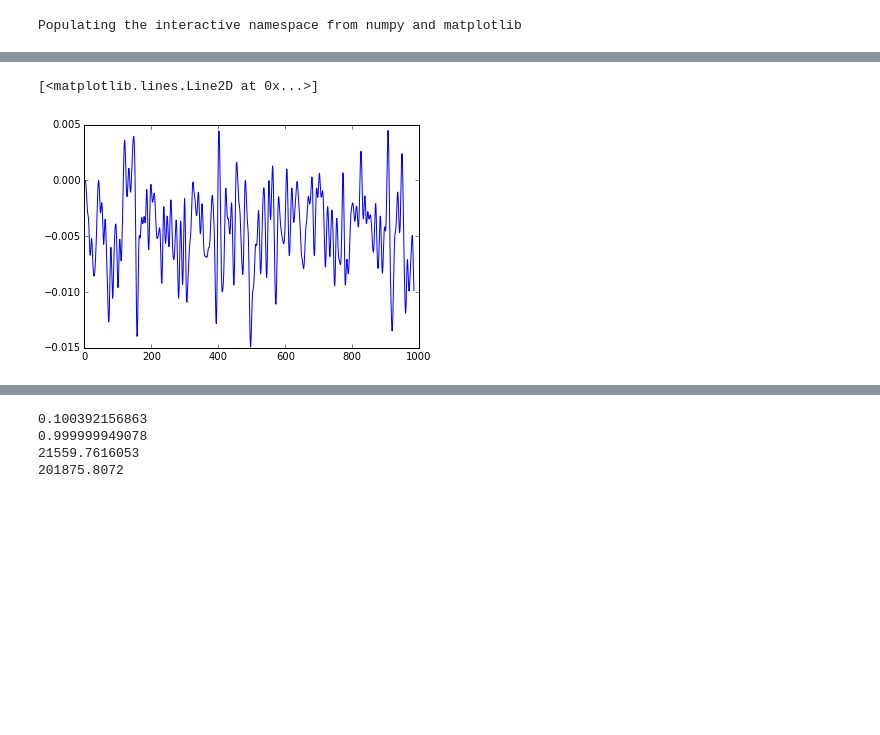
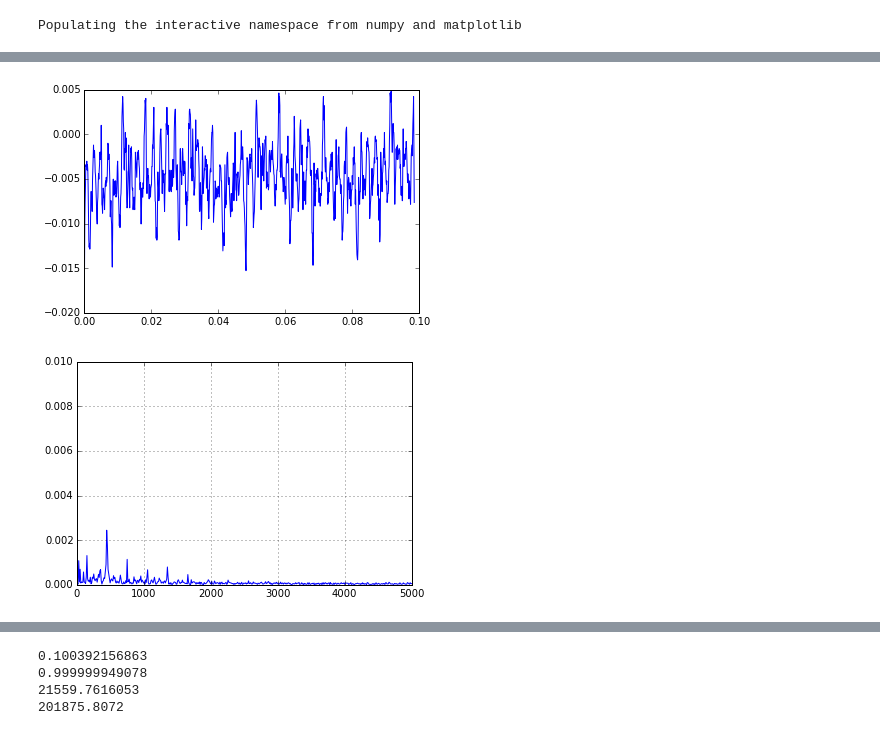
Before and after one commit to DanielKeith93/Python_Notebooks, a Jupyter notebook: 163444_CB_Dual_Correllation_RO_Bz = 2.5000/Analysis.ipynb, the cells around one changed output, grey strips where cells are left out. Drawn from its saved outputs; the diff is of its cells as text; code cells hidden in the pictures; blank space fills up the shorter version.

```diff
--- a/163444_CB_Dual_Correllation_RO_Bz = 2.5000/Analysis.ipynb
+++ b/163444_CB_Dual_Correllation_RO_Bz = 2.5000/Analysis.ipynb
@@ -71,5 +61,25 @@ plot(signals[number])
-# %%
-plot(bessel_lowpass_filter(sqr_pulse( 1, time1, t_up_out, t_down_in, deltaI ) + 0.011 * random.normal( 0, 1, points ) - 0.004487, lowcut,fs, order=8))
-# %% [output]
-[<matplotlib.lines.Line2D at 0x...>]
-[figure, removed]
+# %%
+from scipy.fftpack import fft
+
+number += 1
+plot( time1, signals[number] )
+# Number of samplepoints
+number += 1
+N = len( signals[number] )
+# sample spacing
+T = 1.0 / 10000
+x = linspace(0.0, N*T, N)
+y = signals[ number ]
+yf = fft(y)
+
+xf = linspace(0.0, 1.0/(2.0*T), N/2)
+figure()
+plot(xf, 2.0/N * np.abs(yf[0:N/2]))
+grid()
+show()
+#for x in xrange( 0, len( 2.0/N * np.abs(yf[0:N/2]) ) ):
+    #if 2.0/N * np.abs(yf[x]) > 0.0005:
+        #print xf[x]
+# %% [output]
+[figure, added]
+[figure, added]
```
Also changed, not shown: parts of 17 cells of this notebook, 24 other files.
